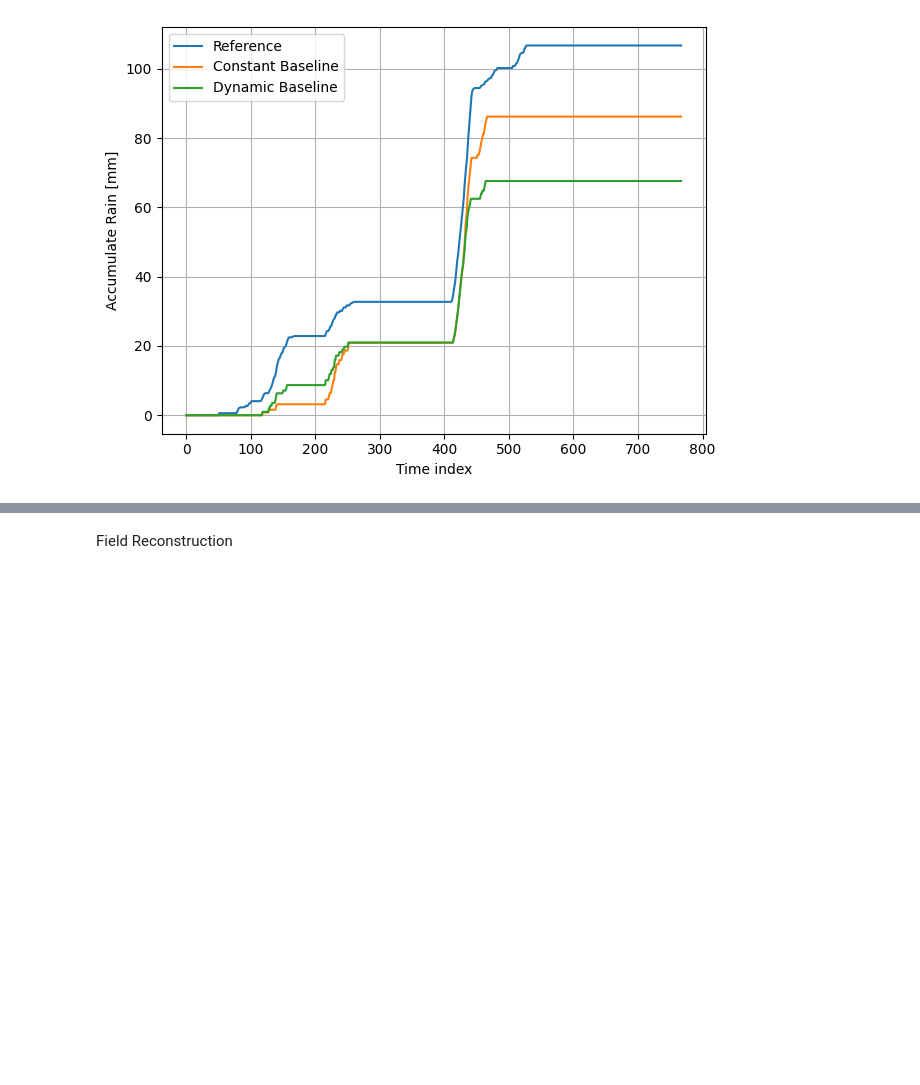
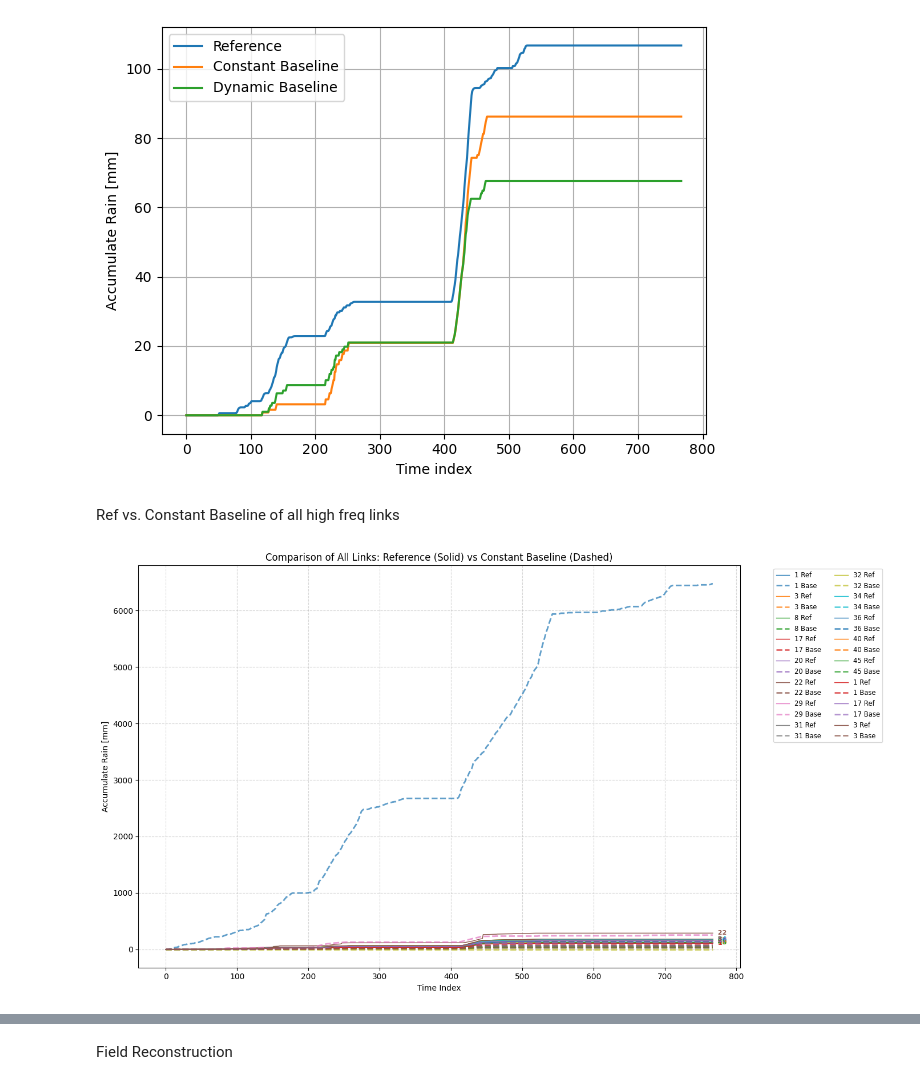
Before and after one commit to gabrielawr/OpenMesh_pynncml, a Jupyter notebook: src/analysis/pynncml_experiments/notebooks/LinkAnalysis.ipynb, the cells around one changed output, grey strips where cells are left out. Saved outputs shown, nothing was run; the diff lists cells and outputs as text; code cells hidden in the pictures; blank space fills up the shorter version.

```diff
--- a/src/analysis/pynncml_experiments/notebooks/LinkAnalysis.ipynb
+++ b/src/analysis/pynncml_experiments/notebooks/LinkAnalysis.ipynb
@@ -304,19 +306,5 @@ Gauge ref resolutiopn from 5min per sample to 15min per sample:
 # %%
-ref_times = pd.to_datetime(linkmm.gauge_ref[0].time_array, unit='s')
-ref_vals = linkmm.gauge_ref[0].data_array.flatten()
-base_times = pd.to_datetime(linkmm.time_array, unit='s')
-
-buckets = {t: [] for t in base_times}
-
-for i, r_time in enumerate(ref_times):
-    # Find which baseline time is the absolute closest to this 5-min point
-    diffs = np.abs(base_times - r_time)
-    closest_time = base_times[np.argmin(diffs)]
-
-    # Drop the value into that bucket
-    buckets[closest_time].append(ref_vals[i])
-
-ref_15min = np.array([np.nanmean(buckets[t]) if buckets[t] else 0.0 for t in base_times])
+ref_15min = gaugetime_5to15(linkmm)
 # %%
 plt.plot(np.nancumsum(ref_15min), label="Reference")
 plt.plot(np.cumsum(rain_ts), label="Constant Baseline")
@@ -329,3 +317,41 @@ plt.tight_layout()
 plt.show()
 # %% [output]
 [figure]
+# %% [markdown]
+Ref vs. Constant Baseline of all high freq links
+# %%
+links = [i for i in range(0, len(HF_set))]
+
+plt.figure(figsize=(14, 8))
+
+
+for link_id in links:
+    # 1. Get the data for this link
+    ref_data = gaugetime_5to15(HF_set.get_link(link_id))
+    rain_os, base_os = os_baseline(HF_set.get_link(link_id).attenuation(),
+                                    HF_set.get_link(link_id).meta_data)
+
+    # 2. Calculate cumulative sums
+    cum_ref = np.nancumsum(ref_data)
+    cum_base = np.nancumsum(rain_os)
+
+    # 3. Plot both lines using the same color but different styles
+    p = plt.plot(cum_ref, label=f"{HF_set.get_link(link_id).meta_data.cml_id} Ref", linestyle='-', linewidth=1)
+    color = p[0].get_color()
+    plt.plot(cum_base, label=f"{HF_set.get_link(link_id).meta_data.cml_id} Base", linestyle='--', color=color, alpha=0.7, linewidth=2)
+
+    # 4. Tag the lines for identification
+    plt.text(len(cum_ref), cum_ref[-1], f"  {HF_set.get_link(link_id).meta_data.cml_id}",
+             color=color, va='center', fontsize=8, fontweight='bold')
+
+plt.xlabel("Time Index")
+plt.ylabel("Accumulate Rain [mm]")
+plt.title("Comparison of All Links: Reference (Solid) vs Constant Baseline (Dashed)")
+plt.grid(True, which='both', linestyle='--', alpha=0.5)
+
+
+plt.legend(bbox_to_anchor=(1.05, 1), loc='upper left', fontsize='small', ncol=2)
+plt.tight_layout()
+plt.show()
+# %% [output]
+[figure, added]
```
Also changed, not shown: parts of 12 cells of this notebook, 1 other file.
